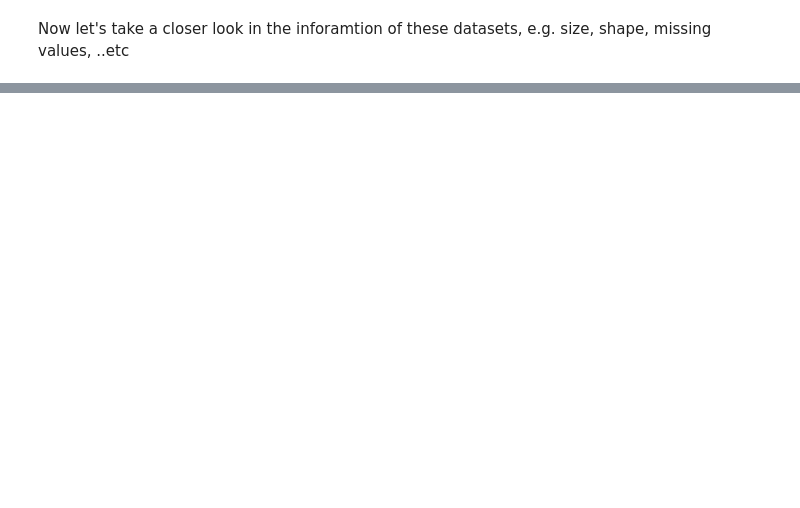
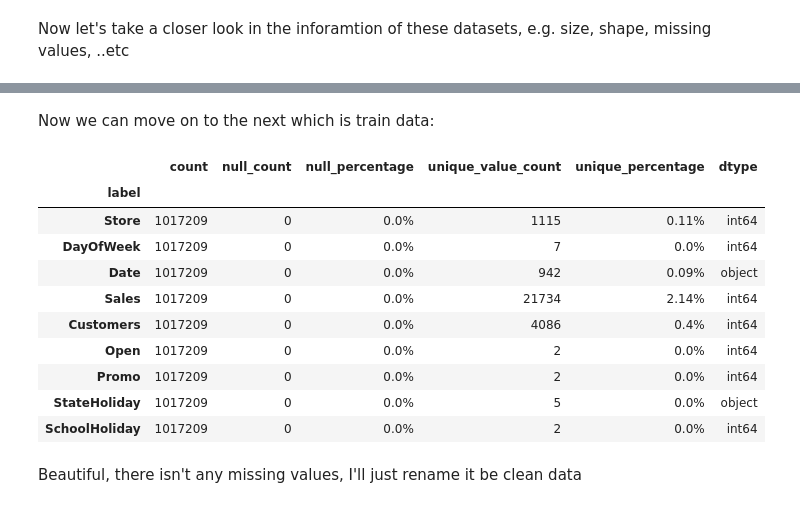
Before and after one commit to rafaesam/pharmaceutical_sales_prediction, a Jupyter notebook: notebooks/preprocessing_data.ipynb, the cells around one changed output, grey strips where cells are left out. Saved outputs shown, nothing was run; the diff lists cells and outputs as text; code cells hidden in the pictures; blank space fills up the shorter version.

```diff
--- a/notebooks/preprocessing_data.ipynb
+++ b/notebooks/preprocessing_data.ipynb
@@ -47,0 +195,19 @@ df_test.info()
+# %% [markdown]
+Now we can move on to the next which is train data:
+# %%
+train_overview = DfOverview(df_train)
+train_overview.getOverview()
+# %% [output]
+|  | count | null_count | null_percentage | unique_value_count | unique_percentage | dtype |
+| label |  |  |  |  |  |  |
+| Store | 1017209 | 0 | 0.0% | 1115 | 0.11% | int64 |
+| DayOfWeek | 1017209 | 0 | 0.0% | 7 | 0.0% | int64 |
+| Date | 1017209 | 0 | 0.0% | 942 | 0.09% | object |
+| Sales | 1017209 | 0 | 0.0% | 21734 | 2.14% | int64 |
+| Customers | 1017209 | 0 | 0.0% | 4086 | 0.4% | int64 |
+| Open | 1017209 | 0 | 0.0% | 2 | 0.0% | int64 |
+| Promo | 1017209 | 0 | 0.0% | 2 | 0.0% | int64 |
+| StateHoliday | 1017209 | 0 | 0.0% | 5 | 0.0% | object |
+| SchoolHoliday | 1017209 | 0 | 0.0% | 2 | 0.0% | int64 |
+# %% [markdown]
+Beautiful, there isn't any missing values, I'll just rename it be clean data
```
Also changed, not shown: parts of 31 cells of this notebook, 1 other file.
